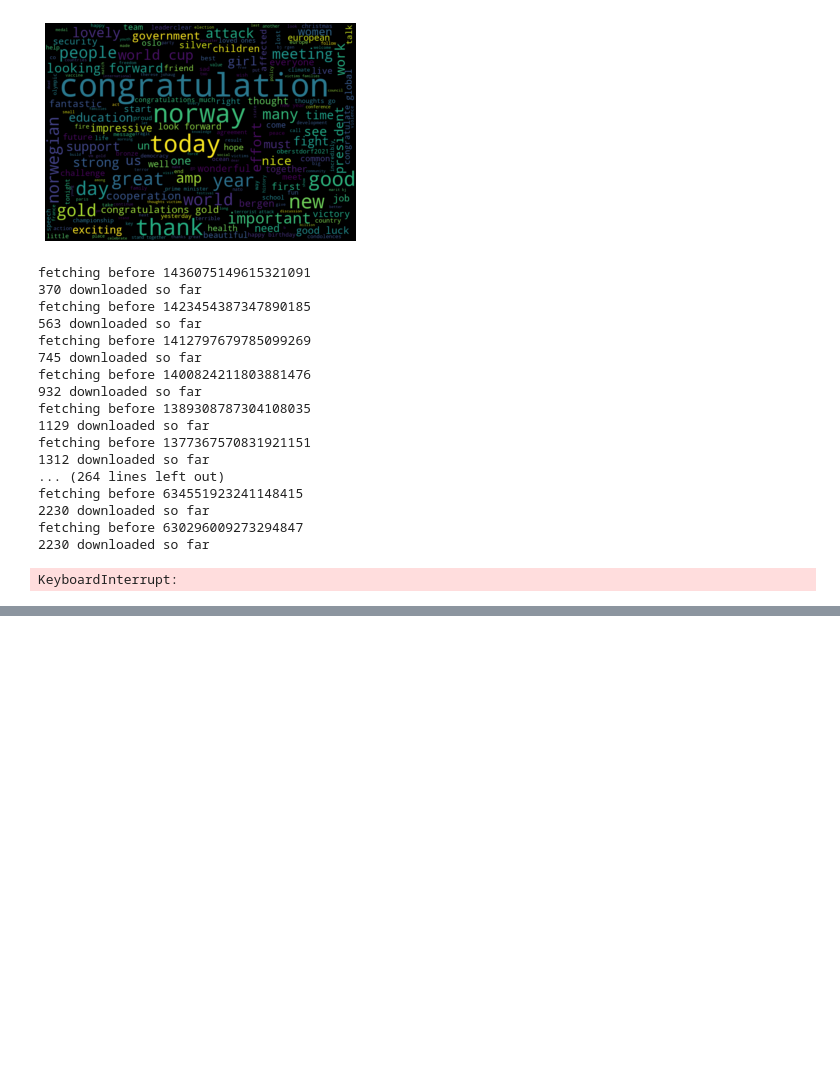
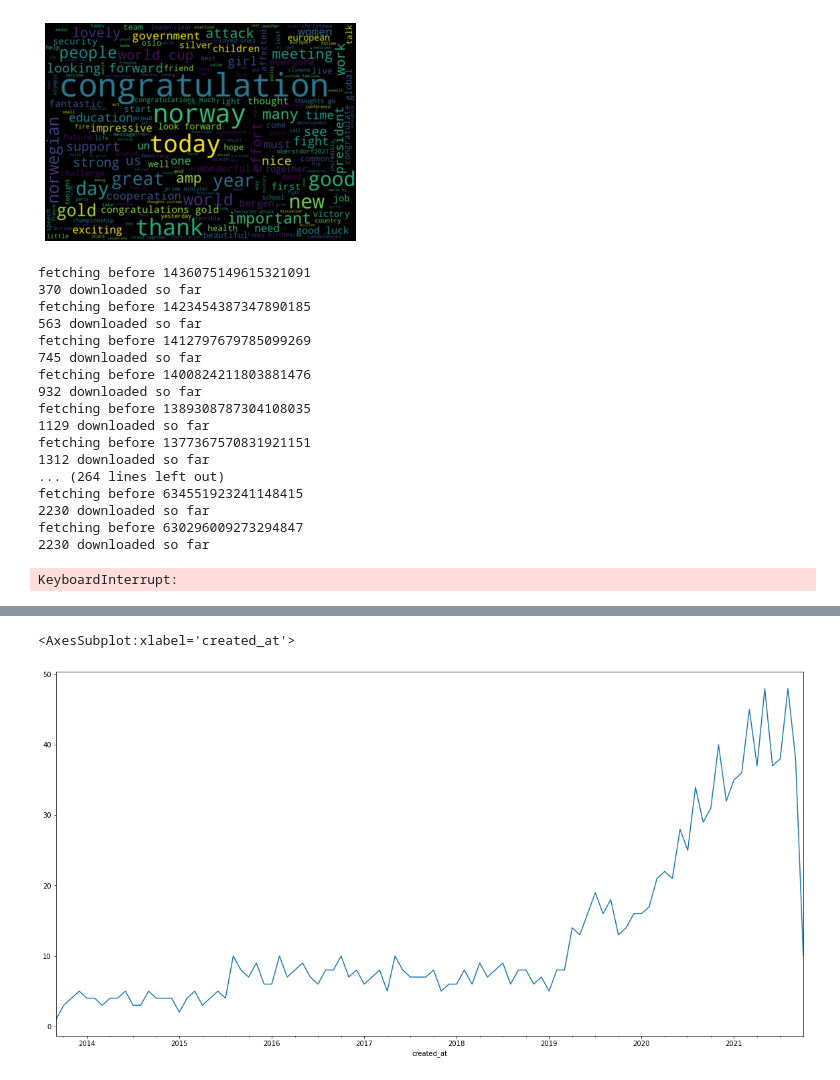
Before and after one commit to myresd/szakdolgozat, a Jupyter notebook: szakdoga_code.ipynb, the cells around one changed output, grey strips where cells are left out. Saved outputs shown, nothing was run; the diff lists cells and outputs as text; code cells hidden in the pictures; blank space fills up the shorter version.

```diff
--- a/szakdoga_code.ipynb
+++ b/szakdoga_code.ipynb
@@ -203,0 +363,22 @@ KeyboardInterrupt:
+# %%
+import os
+import glob
+def concat_withkeys():
+    path = r'exp'
+    all_files = glob.glob(os.path.join(path, "*.csv"))
+    names = [os.path.basename(x) for x in all_files]
+    df = pd.DataFrame()
+
+    for file_, name in zip(all_files, names):
+        file_df = pd.read_csv(file_, index_col=0)
+        file_df['user'] = name.split('.')[0]
+        df = df.append(file_df)
+
+    df.head(10)
+    return df
+# %%
+expdf = concat_withkeys()
+# %%
+expdf['created_at'] = pd.to_datetime(expdf['created_at']) - pd.to_timedelta(7, unit='d')
+expdf = expdf.groupby(['user', pd.Grouper(key='created_at', freq='W-MON')])['english'].count().reset_index().sort_values('created_at')
+expdf.head(100)
@@ -203,0 +399,6 @@ KeyboardInterrupt:
+# %%
+expdf = expdf.groupby(pd.Grouper(key='created_at', freq='1M', convention='start')).size()
+expdf.plot(x = 'created_at', y = 'english', figsize=(20, 10), kind = 'line')
+# %% [output]
+<AxesSubplot:xlabel='created_at'>
+[figure, added]
```
Also changed, not shown: parts of 31 cells of this notebook, 33 other files.
